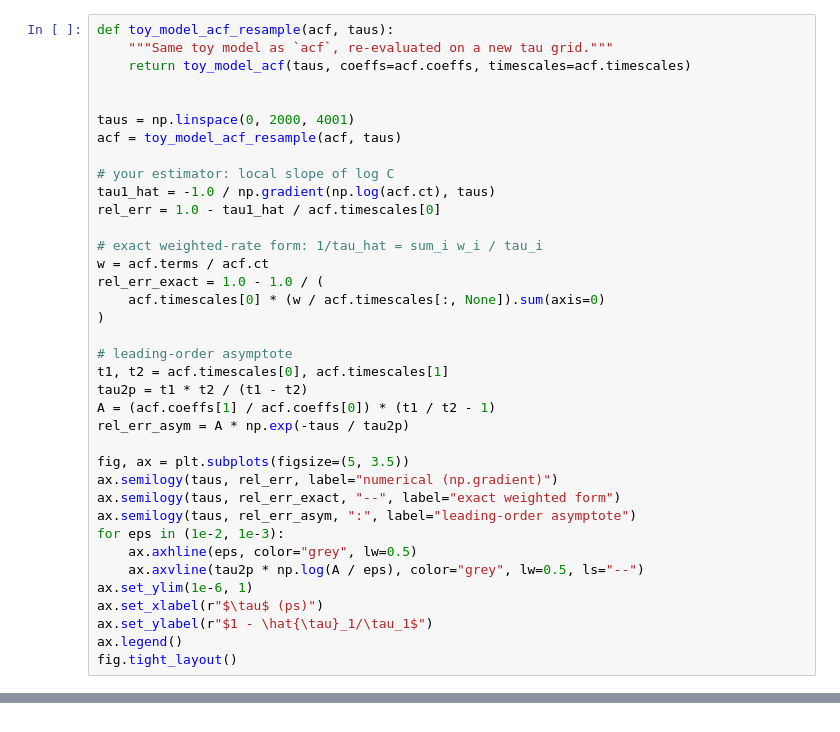
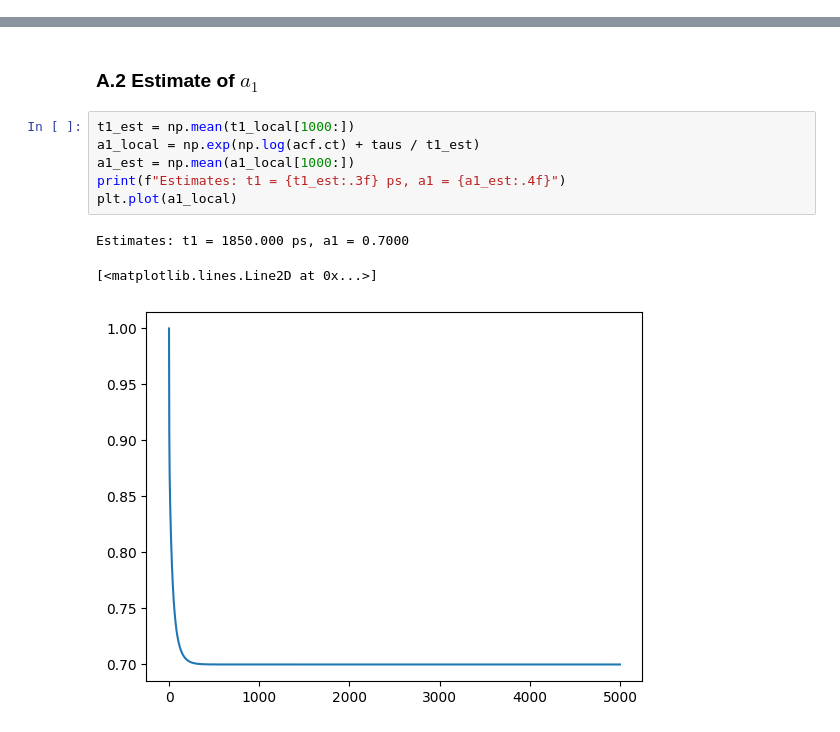
Before and after one commit to bbharland/vac-metad, a Jupyter notebook: notebooks/1.05-toy-model.ipynb, the cells around one changed output, grey strips where cells are left out. Drawn from its saved outputs; the diff is of its cells as text.

Commit message:
nb: moved to new plots directory

```diff
--- a/notebooks/1.05-toy-model.ipynb
+++ b/notebooks/1.05-toy-model.ipynb
@@ -181,37 +0,0 @@ Required lag is set by $\tau_2$, not $\tau_1$. Model values: $\varepsilon=1\% \R
-# %%
-def toy_model_acf_resample(acf, taus):
-    """Same toy model as `acf`, re-evaluated on a new tau grid."""
-    return toy_model_acf(taus, coeffs=acf.coeffs, timescales=acf.timescales)
-
-
-taus = np.linspace(0, 2000, 4001)
-acf = toy_model_acf_resample(acf, taus)
-
-# your estimator: local slope of log C
-tau1_hat = -1.0 / np.gradient(np.log(acf.ct), taus)
-rel_err = 1.0 - tau1_hat / acf.timescales[0]
-
-# exact weighted-rate form: 1/tau_hat = sum_i w_i / tau_i
-w = acf.terms / acf.ct
-rel_err_exact = 1.0 - 1.0 / (
-    acf.timescales[0] * (w / acf.timescales[:, None]).sum(axis=0)
-)
-
-# leading-order asymptote
-t1, t2 = acf.timescales[0], acf.timescales[1]
-tau2p = t1 * t2 / (t1 - t2)
-A = (acf.coeffs[1] / acf.coeffs[0]) * (t1 / t2 - 1)
-rel_err_asym = A * np.exp(-taus / tau2p)
-
-fig, ax = plt.subplots(figsize=(5, 3.5))
-ax.semilogy(taus, rel_err, label="numerical (np.gradient)")
-ax.semilogy(taus, rel_err_exact, "--", label="exact weighted form")
-ax.semilogy(taus, rel_err_asym, ":", label="leading-order asymptote")
-for eps in (1e-2, 1e-3):
-    ax.axhline(eps, color="grey", lw=0.5)
-    ax.axvline(tau2p * np.log(A / eps), color="grey", lw=0.5, ls="--")
-ax.set_ylim(1e-6, 1)
-ax.set_xlabel(r"$\tau$ (ps)")
-ax.set_ylabel(r"$1 - \hat{\tau}_1/\tau_1$")
-ax.legend()
-fig.tight_layout()
@@ -219,0 +238,12 @@ fig.tight_layout()
+# %% [markdown]
+### A.2 Estimate of $a_1$
+# %%
+t1_est = np.mean(t1_local[1000:])
+a1_local = np.exp(np.log(acf.ct) + taus / t1_est)
+a1_est = np.mean(a1_local[1000:])
+print(f"Estimates: t1 = {t1_est:.3f} ps, a1 = {a1_est:.4f}")
+plt.plot(a1_local)
+# %% [output]
+Estimates: t1 = 1850.000 ps, a1 = 0.7000
+[<matplotlib.lines.Line2D at 0x...>]
+[figure, added]
```
Also changed, not shown: parts of 18 cells of this notebook, 6 other files.
